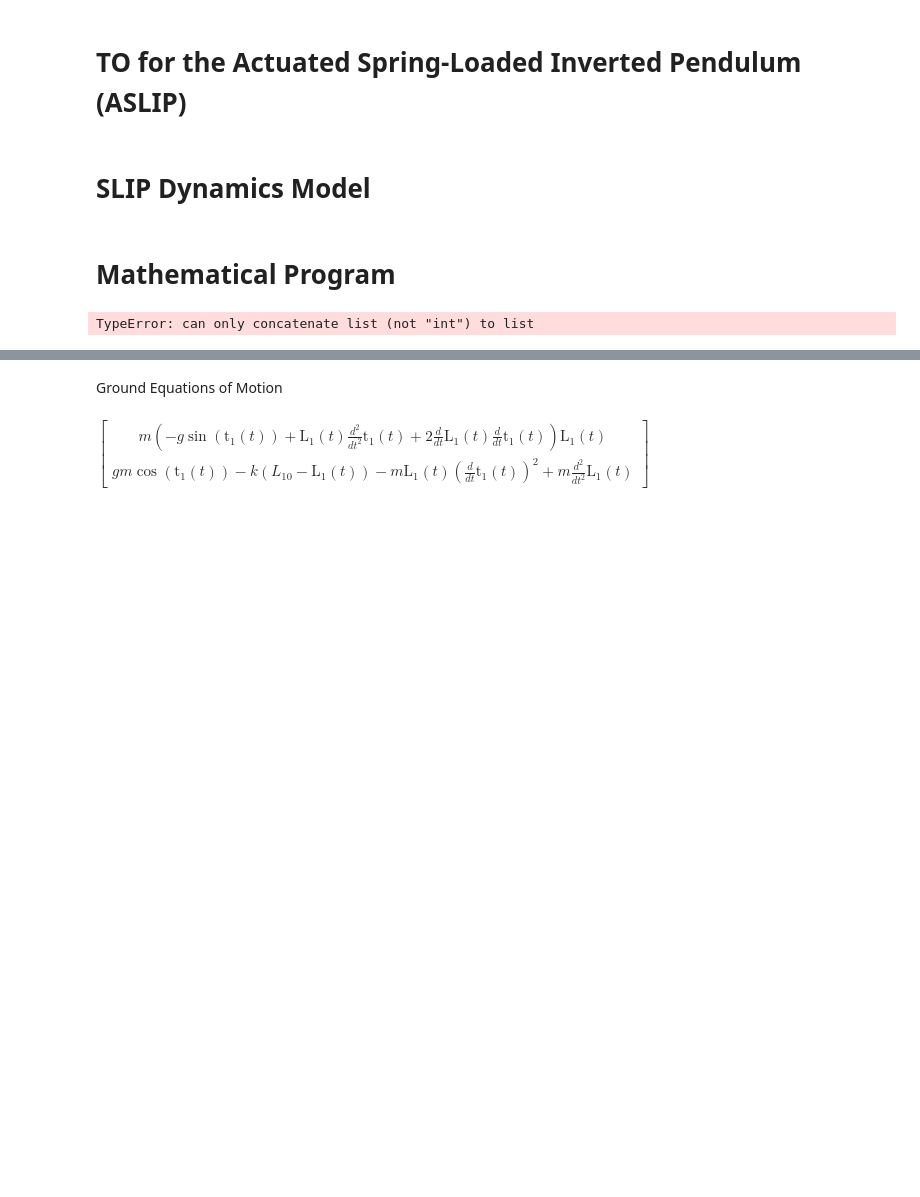
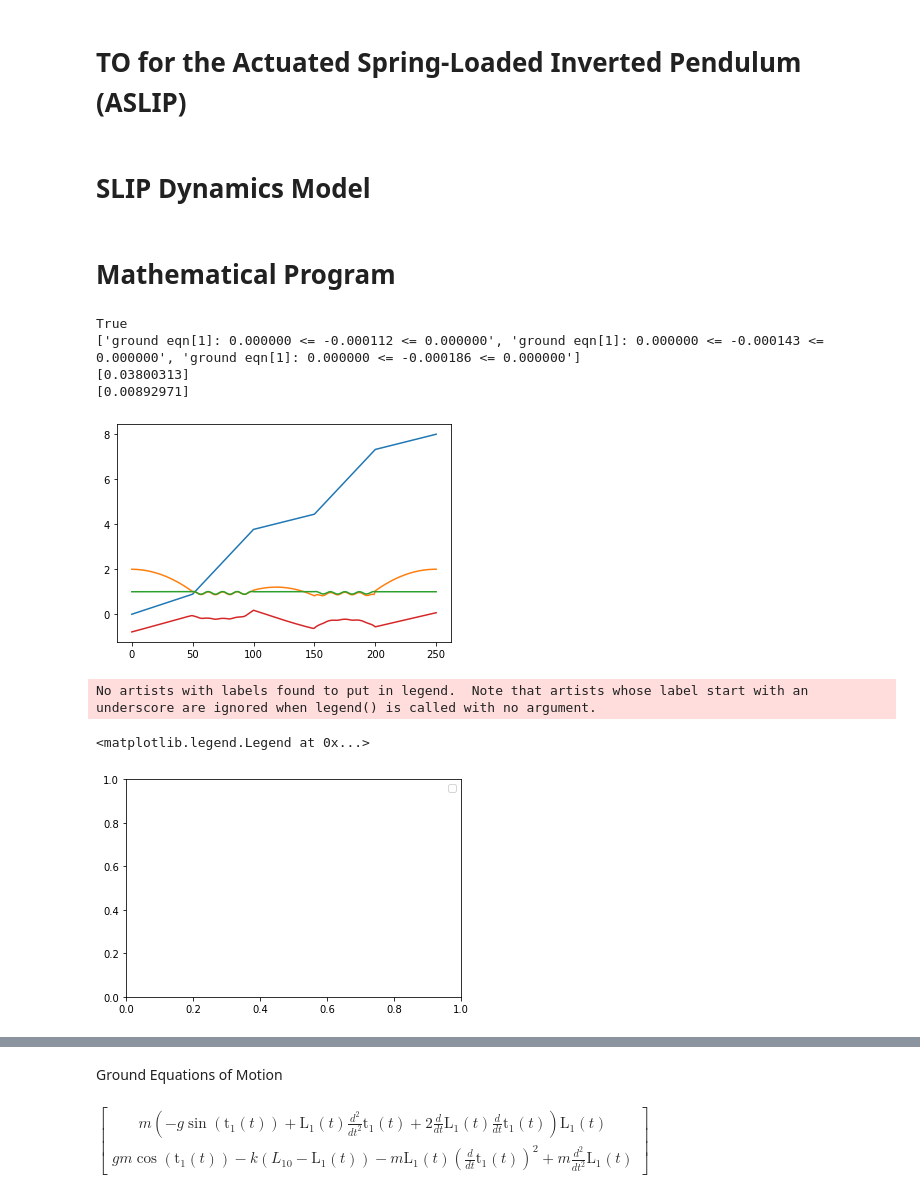
Before and after one commit to yu-fz/ROB-545-Final-Project, a Jupyter notebook: SLIP_solveTO.ipynb, the cells around one changed output, grey strips where cells are left out. Cells and saved outputs as stored; diff of their text form; code cells hidden in the pictures; blank space fills up the shorter version.

Commit message:
add friction term

```diff
--- a/SLIP_solveTO.ipynb
+++ b/SLIP_solveTO.ipynb
@@ -67,6 +67,13 @@ class SLIP_Model():
         qddot = vars[8:12]
         u=vars[12]
 
+        mu_s = 0.74
+        mu_k = 0.57
+
+        x = q[0]
+        x_d = qdot[0]
+        x_dd = qddot[0]
+
         l = q[2]
         l_d = qdot[2]
         l_dd = qddot[2]
@@ -82,7 +89,16 @@ class SLIP_Model():
         k = self.k
         l0 = self.l_rest
 
-        a = m*(-g*s1 + l*theta_dd + 2*l_d*theta_d)*l - u
+        # Coloumb static friction.
+        f_s = mu_s*m*l_dd
+        f_k = mu_k*m*l_dd
+        a = m*(-g*s1 + l*theta_dd + 2*l_d*theta_d)*l
+
+        if f_s < a:
+            a = a - u
+        else:
+            a = a - f_k - u
+
         b = g*m*c1 - k*(l0 - l) - m*l*theta_d**2 + m*l_dd
 
         return [a,b]
@@ -303,38 +319,46 @@ for i in range(number_of_collocation_points):
         prog.AddConstraint(slip_model.get_foot_z_position(q[i,:])==0).evaluator().set_description("grounded foot")
 
         var = np.concatenate((q[i,:],qd[i,:],qdd[i,:],u[i,:]))
         prog.AddConstraint(slip_model.manipulator_equations_ground, lb =[0]*2,ub=[0]*2,vars=var).evaluator().set_description("ground eqn")
 
         #euler integration constraint
 
         prog.AddConstraint( eq( q[i+1], q[i] + h_stance * qd[i+1]  ))
         prog.AddConstraint( eq( qd[i+1], qd[i] + h_stance * qdd[i]  ))
 
         #prog.AddConstraint(slip_model.relate_pelvis_accel_to_leg_accel(q[i,:],qd[i,:],qdd[i,:])==0)
 
         #R = 5
         #prog.AddCost(h_swing[0]*u[i].dot(u[i]))
 
 from pydrake.solvers.mathematicalprogram import Solve
 result = Solve(prog)
 
 print(result.is_success())
 print(result.GetInfeasibleConstraintNames(prog))
 pos = result.GetSolution(q)
 
 #print(pos[:,3])
-plt.plot(pos[:,0])
-plt.plot(pos[:,1])
-plt.plot(pos[:,2])
-plt.plot(pos[:,3])
+plt.plot(pos[:,0]) # x
+plt.plot(pos[:,1]) # z
+plt.plot(pos[:,2]) # l
+plt.plot(pos[:,3]) # theta
 
 
 print(result.GetSolution(h_stance))
 print(result.GetSolution(h_swing))
 
 plt.show()
+plt.legend()
 # %% [output]
-TypeError: can only concatenate list (not "int") to list
+True
+['ground eqn[1]: 0.000000 <= -0.000112 <= 0.000000', 'ground eqn[1]: 0.000000 <= -0.000143 <= 0.000000', 'ground eqn[1]: 0.000000 <= -0.000186 <= 0.000000']
+[0.03800313]
+[0.00892971]
+[figure, added]
+No artists with labels found to put in legend.  Note that artists whose label start with an underscore are ignored when legend() is called with no argument.
+<matplotlib.legend.Legend at 0x...>
+[figure, added]
 # %%
 pos = result.GetSolution(q)
 
```
Also changed, not shown: parts of 2 cells of this notebook.
